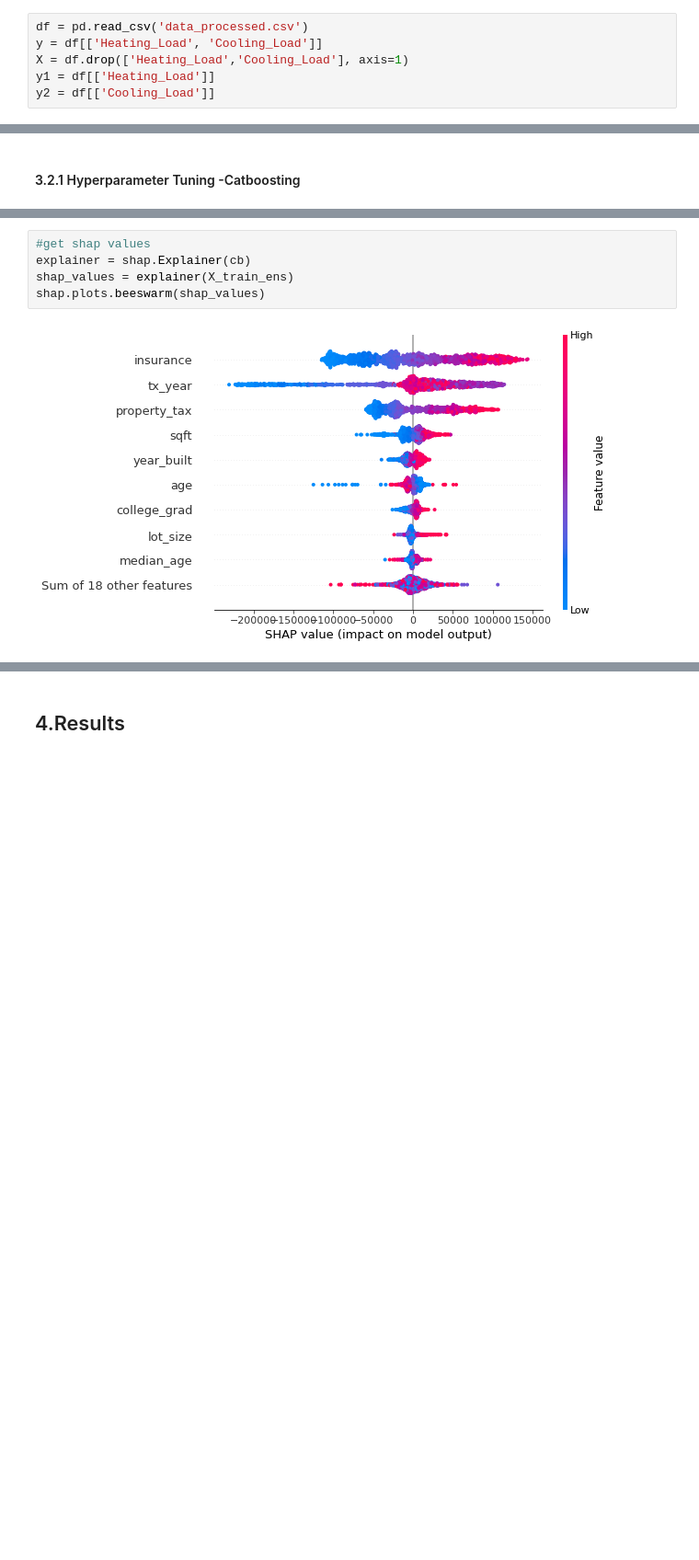
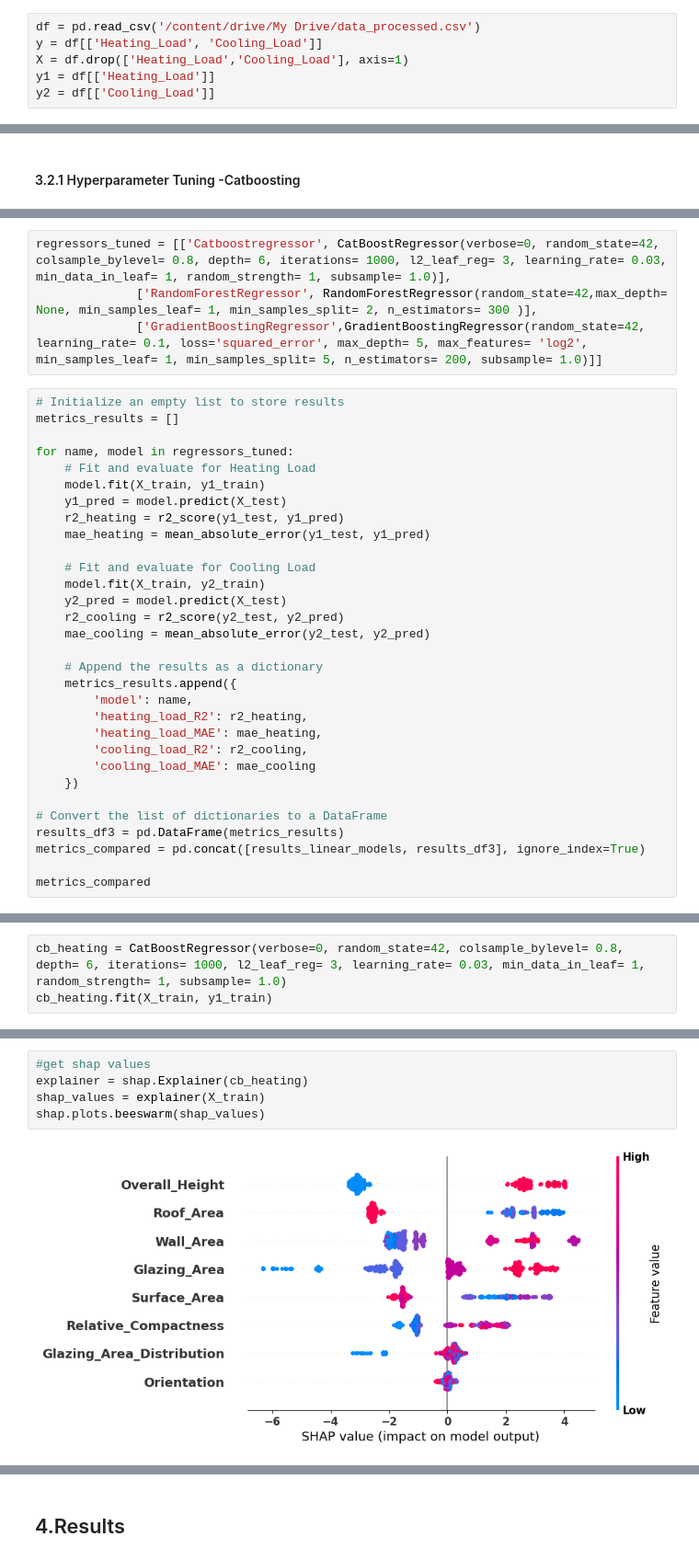
Before and after one commit to nankli/Energy-Efficiency-Modeling, a Jupyter notebook: Energy_efficiency_modeling_regression.ipynb, the cells around one changed output, grey strips where cells are left out. Shown at 92% size. Saved outputs shown, nothing was run; the diff lists cells and outputs as text; blank space fills up the shorter version.

```diff
--- a/Energy_efficiency_modeling_regression.ipynb
+++ b/Energy_efficiency_modeling_regression.ipynb
@@ -373,7 +404,7 @@ MAE: 2.4091947191431453
 # %% [markdown]
 ### 3.2 Ensemble models -- Catboosting, Random Forest, Gradient Boosting
 # %%
-df = pd.read_csv('data_processed.csv')
+df = pd.read_csv('/content/drive/My Drive/data_processed.csv')
 y = df[['Heating_Load', 'Cooling_Load']]
 X = df.drop(['Heating_Load','Cooling_Load'], axis=1)
 y1 = df[['Heating_Load']]
@@ -461,0 +538,35 @@ print(f"R² Score: {r2:.4f}")
+# %%
+regressors_tuned = [['Catboostregressor', CatBoostRegressor(verbose=0, random_state=42, colsample_bylevel= 0.8, depth= 6, iterations= 1000, l2_leaf_reg= 3, learning_rate= 0.03, min_data_in_leaf= 1, random_strength= 1, subsample= 1.0)],
+              ['RandomForestRegressor', RandomForestRegressor(random_state=42,max_depth= None, min_samples_leaf= 1, min_samples_split= 2, n_estimators= 300 )],
+              ['GradientBoostingRegressor',GradientBoostingRegressor(random_state=42, learning_rate= 0.1, loss='squared_error', max_depth= 5, max_features= 'log2', min_samples_leaf= 1, min_samples_split= 5, n_estimators= 200, subsample= 1.0)]]
+# %%
+# Initialize an empty list to store results
+metrics_results = []
+
+for name, model in regressors_tuned:
+    # Fit and evaluate for Heating Load
+    model.fit(X_train, y1_train)
+    y1_pred = model.predict(X_test)
+    r2_heating = r2_score(y1_test, y1_pred)
+    mae_heating = mean_absolute_error(y1_test, y1_pred)
+
+    # Fit and evaluate for Cooling Load
+    model.fit(X_train, y2_train)
+    y2_pred = model.predict(X_test)
+    r2_cooling = r2_score(y2_test, y2_pred)
+    mae_cooling = mean_absolute_error(y2_test, y2_pred)
+
+    # Append the results as a dictionary
+    metrics_results.append({
+        'model': name,
+        'heating_load_R2': r2_heating,
+        'heating_load_MAE': mae_heating,
+        'cooling_load_R2': r2_cooling,
+        'cooling_load_MAE': mae_cooling
+    })
+
+# Convert the list of dictionaries to a DataFrame
+results_df3 = pd.DataFrame(metrics_results)
+metrics_compared = pd.concat([results_linear_models, results_df3], ignore_index=True)
+
+metrics_compared
@@ -461,0 +600,3 @@ print(f"R² Score: {r2:.4f}")
+# %%
+cb_heating = CatBoostRegressor(verbose=0, random_state=42, colsample_bylevel= 0.8, depth= 6, iterations= 1000, l2_leaf_reg= 3, learning_rate= 0.03, min_data_in_leaf= 1, random_strength= 1, subsample= 1.0)
+cb_heating.fit(X_train, y1_train)
@@ -483,7 +613,7 @@ Catboost's default setting is already giving the lowest MAE amongst other models
 # %%
 #get shap values
-explainer = shap.Explainer(cb)
-shap_values = explainer(X_train_ens)
+explainer = shap.Explainer(cb_heating)
+shap_values = explainer(X_train)
 shap.plots.beeswarm(shap_values)
 # %% [output]
-[figure, old version]
+[figure, new version]
```
Also changed, not shown: parts of 38 cells of this notebook.
